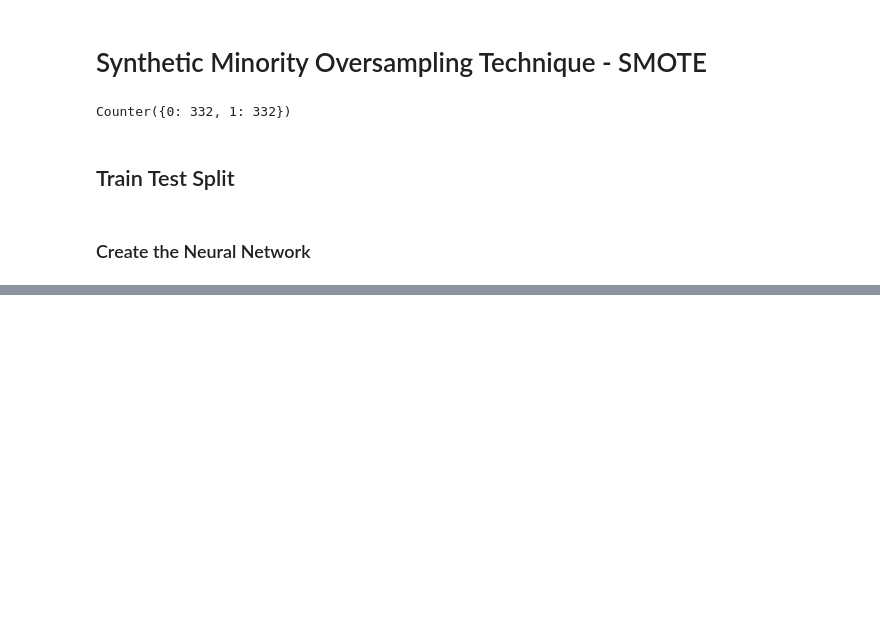
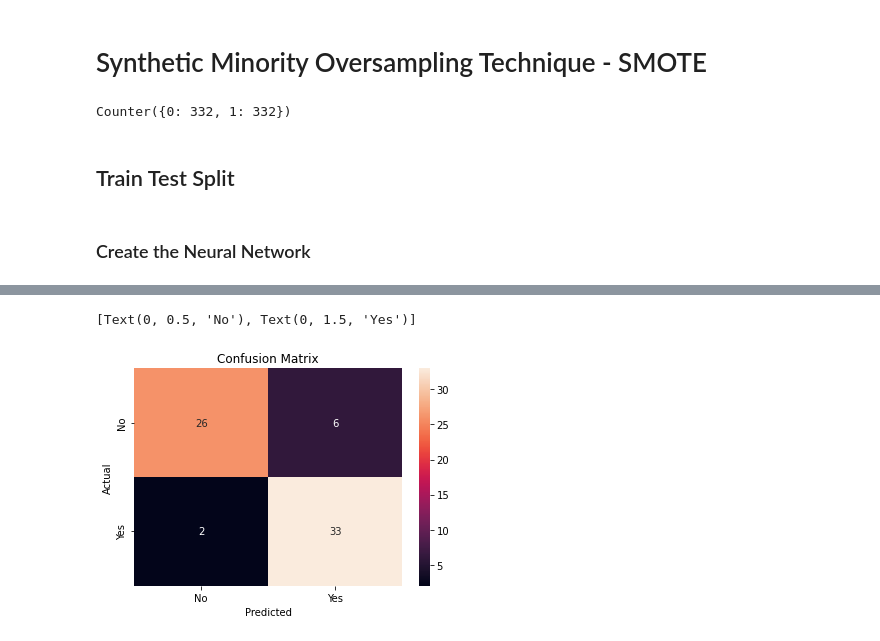
Before and after one commit to RiyaParikh0112/MLAPI-with-Django, a Jupyter notebook: bankloan-approval.ipynb, the cells around one changed output, grey strips where cells are left out. Cells and saved outputs as stored; diff of their text form; code cells hidden in the pictures; blank space fills up the shorter version.

Commit message:
heatmap

```diff
--- a/bankloan-approval.ipynb
+++ b/bankloan-approval.ipynb
@@ -138,3 +138,17 @@ array([[ True],
        [ True],
        [False],
        [False]])
+# %%
+from sklearn.metrics import confusion_matrix
+cm = confusion_matrix(Y_test,Y_pred)
+axis = plt.subplot()
+sns.heatmap(cm,annot = True,ax=axis) #annote = True is to annotate cells
+#labels, titles and ticks
+axis.set_xlabel('Predicted')
+axis.set_ylabel('Actual')
+axis.set_title('Confusion Matrix')
+axis.xaxis.set_ticklabels(['No','Yes'])
+axis.yaxis.set_ticklabels(['No','Yes'])
+# %% [output]
+[Text(0, 0.5, 'No'), Text(0, 1.5, 'Yes')]
+[figure, added]
```
Also changed, not shown: parts of 2 cells of this notebook.
